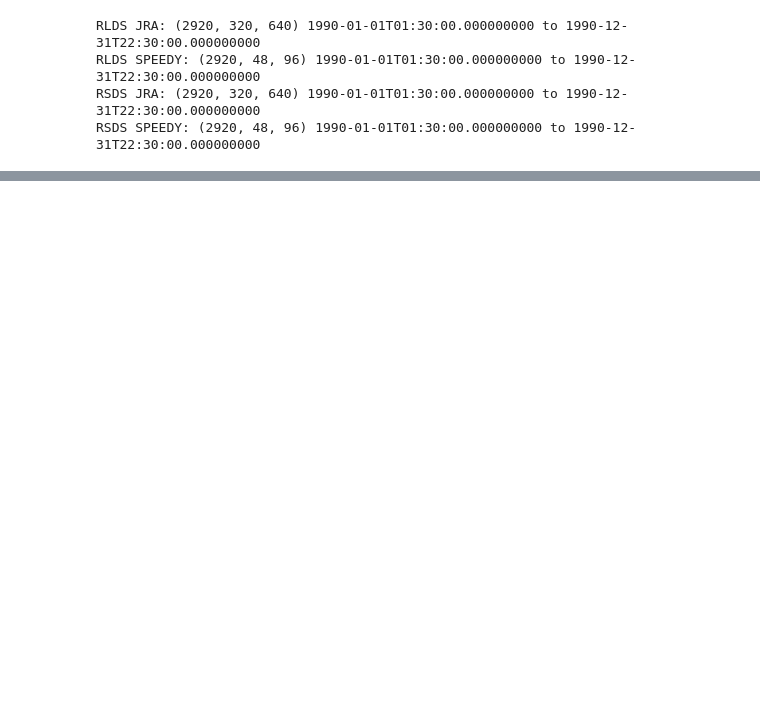
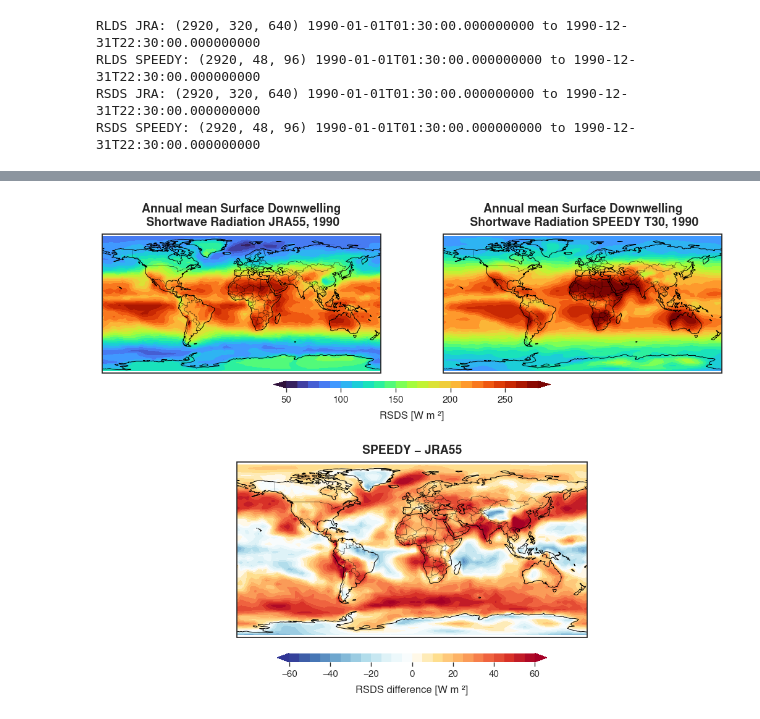
Before and after one commit to VanuatuN/SPEEDY_access, a Jupyter notebook: scripts/diagnostics/compare_jra_speedy_SSRD_SLRD.ipynb, the cells around one changed output, grey strips where cells are left out. Saved outputs shown, nothing was run; the diff lists cells and outputs as text; code cells hidden in the pictures; blank space fills up the shorter version.

```diff
--- a/scripts/diagnostics/compare_jra_speedy_SSRD_SLRD.ipynb
+++ b/scripts/diagnostics/compare_jra_speedy_SSRD_SLRD.ipynb
@@ -172,8 +172,8 @@ diff_cmap = LinearSegmentedColormap.from_list(
     N=256
 )
 
-rsds_levels = np.arange(150, 451, 10)
-rsds_ticks = np.arange(150, 451, 50)
+rsds_levels = np.arange(50, 290, 10)
+rsds_ticks = np.arange(50, 290, 50)
 
 diff_levels = np.arange(-60, 65, 5)
 diff_norm = mcolors.TwoSlopeNorm(vmin=-60, vcenter=0, vmax=60)
@@ -204,47 +204,49 @@ im1 = ax1.contourf(
     cmap=rsds_cmap, transform=ccrs.PlateCarree(), extend="both"
 )
 setup_map(ax1)
-ax1.set_title("Annual mean RSDS JRA55, 1990",
+ax1.set_title("Annual mean Surface Downwelling\n Shortwave Radiation JRA55, 1990",
               fontsize=14, fontweight="bold", pad=10)
 
 # SPEEDY
 data, lon = make_cyclic(RSDS_SPEEDY_mean)
 im2 = ax2.contourf(
-    lon, RSDS_SPEEDY_mean.lat, data, levels=rlds_levels,
-    cmap=rlds_cmap, transform=ccrs.PlateCarree(), extend="both"
+    lon, RSDS_SPEEDY_mean.lat, data, levels=rsds_levels,
+    cmap=rsds_cmap, transform=ccrs.PlateCarree(), extend="both"
 )
 setup_map(ax2)
-ax2.set_title("Annual mean RSDS SPEEDY T30, 1990",
+ax2.set_title("Annual mean Surface Downwelling\n Shortwave Radiation SPEEDY T30, 1990",
               fontsize=14, fontweight="bold", pad=10)
 
 # Difference
-data, lon = make_cyclic(RLDS_diff)
+data, lon = make_cyclic(RSDS_diff)
 im3 = ax3.contourf(
-    lon, RLDS_diff.lat, data, levels=diff_levels,
+    lon, RSDS_diff.lat, data, levels=diff_levels,
     norm=diff_norm, cmap=diff_cmap,
     transform=ccrs.PlateCarree(), extend="both"
 )
 setup_map(ax3)
 ax3.set_title("SPEEDY − JRA55", fontsize=14, fontweight="bold", pad=10)
 
 # Colorbars
 cbar1 = fig.colorbar(
     im1, ax=[ax1, ax2], orientation="horizontal",
-    fraction=0.045, pad=0.05, aspect=40, ticks=rlds_ticks
+    fraction=0.045, pad=0.05, aspect=40, ticks=rsds_ticks
 )
 cbar1.set_label("RSDS [W m⁻²]", fontsize=12, labelpad=8)
 cbar1.ax.tick_params(labelsize=11, length=5, width=1)
 cbar1.outline.set_visible(False)
 
 cbar2 = fig.colorbar(
     im3, ax=ax3, orientation="horizontal",
     fraction=0.045, pad=0.08, aspect=30, ticks=diff_ticks
 )
 cbar2.set_label("RSDS difference [W m⁻²]", fontsize=12, labelpad=8)
 cbar2.ax.tick_params(labelsize=11, length=5, width=1)
 cbar2.outline.set_visible(False)
 
 fig.savefig("../figures/diff_annual_mean_RSDS_1990.png",
             dpi=150, bbox_inches="tight")
 
 plt.show()
+# %% [output]
+[figure, added]
```
Also changed, not shown: parts of 1 cell of this notebook, 3 other files.
